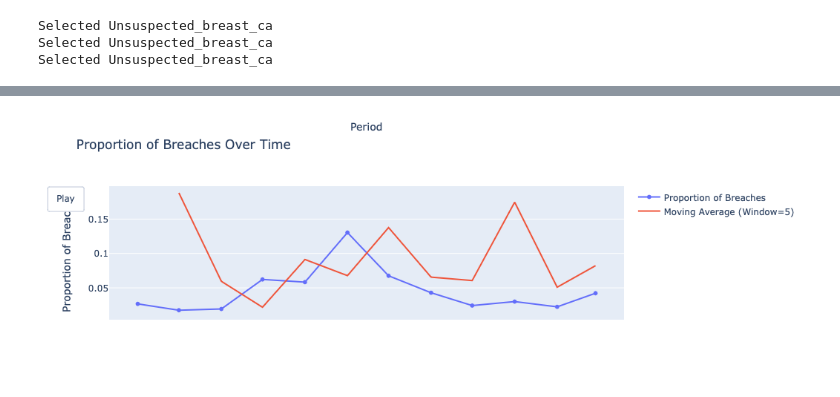
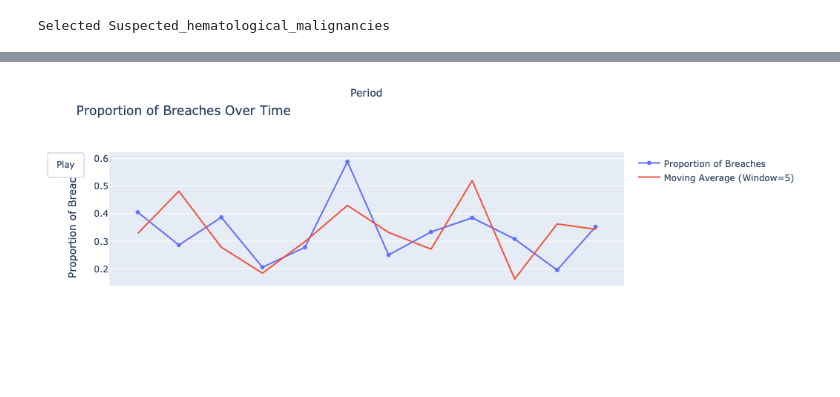
Before and after one commit to ploginovic/hpdm139_A2, a Jupyter notebook: canseer/workstation_21stDec.ipynb, the cells around one changed output, grey strips where cells are left out. Saved outputs shown, nothing was run; the diff lists cells and outputs as text; code cells hidden in the pictures.

```diff
--- a/canseer/workstation_21stDec.ipynb
+++ b/canseer/workstation_21stDec.ipynb
@@ -49,11 +70,7 @@ select_data(data,[('cancer',1), ('org', 'r1k'), ('standard', 'FDS')])
 # %%
-# Replace this with your actual data
-# filters specify the conditions to filter the data
-
-
 # Need to add informative title displaying type of cancer and full name of organisation + national standard on the plot
-df = breaches_animated_plot(data, [('cancer', 1), ('org', 'r1k'), ('standard', 'FDS')])
+# Need to handle if some orgs do not have certain cancers/standards
+trial = select_data(data,[('cancer',9), ('org', 'r0a'), ('standard', 'FDS')])
+breaches_animated_plot(trial, [])
 # %% [output]
-Selected Unsuspected_breast_ca
-Selected Unsuspected_breast_ca
-Selected Unsuspected_breast_ca
+Selected Suspected_hematological_malignancies
@@ -61 +77 @@ Selected Unsuspected_breast_ca
-[figure, old version]
+[figure, new version]
```
Also changed, not shown: parts of 8 cells of this notebook, 1 other file.
